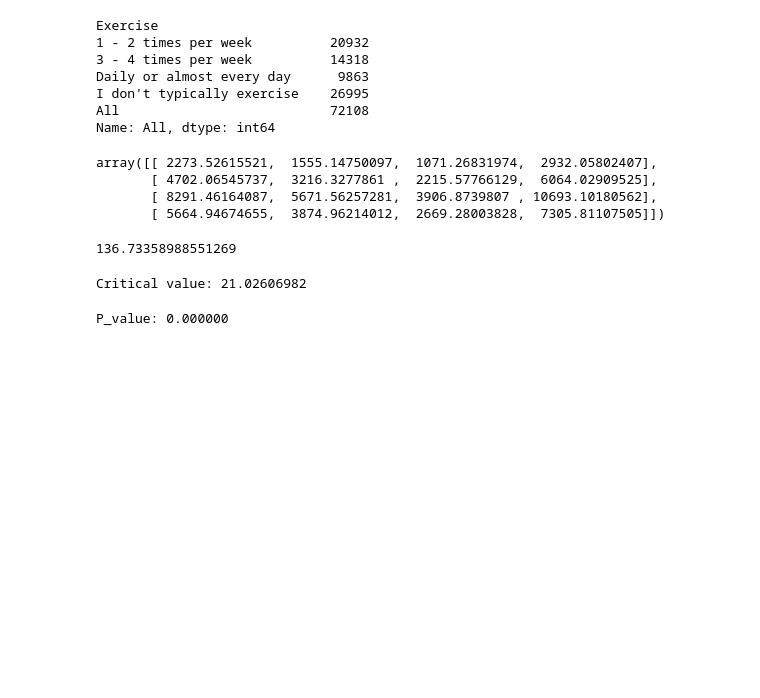
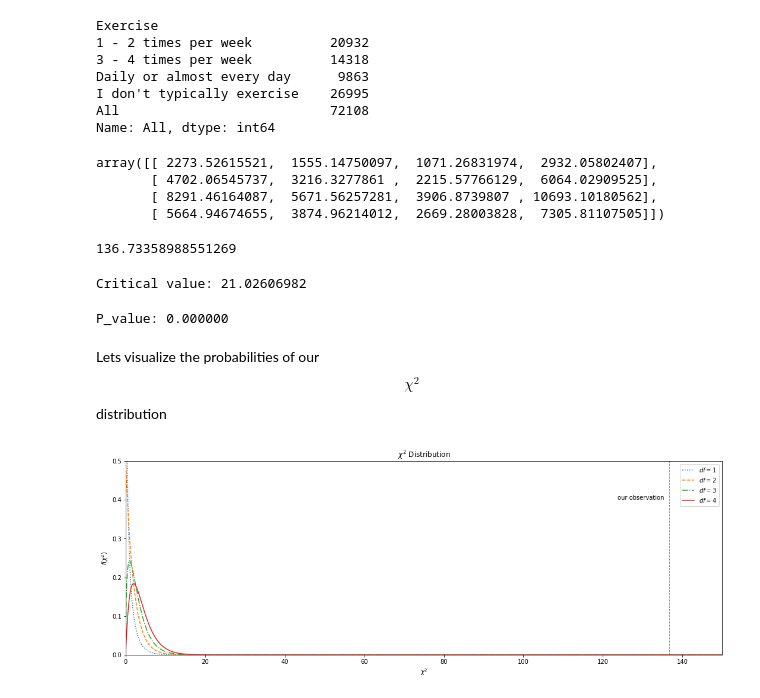
Before and after one commit to huli/the-transparent-coder, a Jupyter notebook: overview.ipynb, the cells around one changed output. Saved outputs shown, nothing was run; the diff lists cells and outputs as text; code cells hidden in the pictures; blank space fills up the shorter version.

Commit message:
Added plot for chi distribution

```diff
--- a/overview.ipynb
+++ b/overview.ipynb
@@ -419,3 +419,29 @@ p_value = 1 - stats.chi2.cdf(x=chi_squared_stat, df=(5-1) * (4-1))
 print("P_value: %.6f" % p_value)
 # %% [output]
 P_value: 0.000000
+# %% [markdown]
+Lets visualize the probabilities of our $$\chi^2$$ distribution
+# %%
+X = np.linspace(0, 150, 1000)
+# %%
+fig, ax = plt.subplots(1, figsize=(18, 6))
+linestyles = [':','--','-.','-']
+degree_of_freedom = [1, 2, 3, 4]
+for df, ls in zip(degree_of_freedom, linestyles):
+    ax.plot(X, stats.chi2.pdf(X, df), linestyle=ls, label=r'$df=%i$' % df)
+
+plt.xlim(0, 150)
+plt.ylim(0, .5)
+
+plt.xlabel('$\chi^2$')
+plt.ylabel(r'$f(\chi^2)$')
+plt.title(r'$\chi^2\ \mathrm{Distribution}$')
+
+# Visualize our critical value
+plt.vlines(chi_squared_stat, 0, .5, linewidth=1, linestyle='--', alpha=.4)
+plt.text(chi_squared_stat-13, .4, 'our observation')
+
+plt.legend()
+plt.show()
+# %% [output]
+[figure, added]
```
